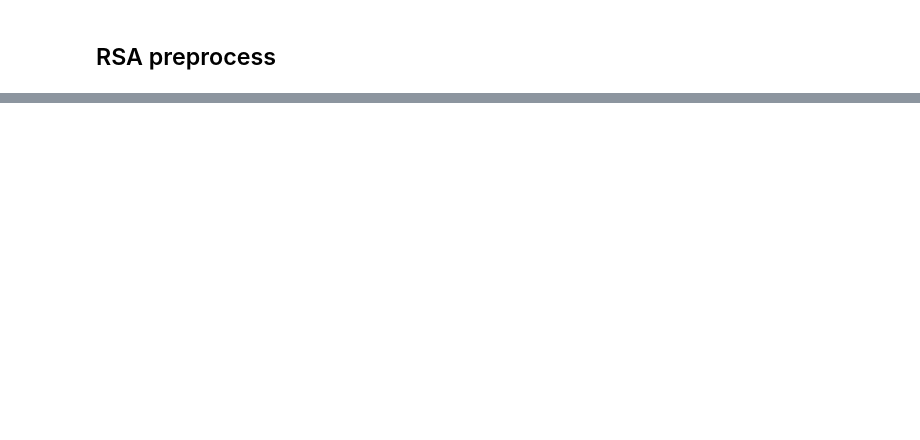
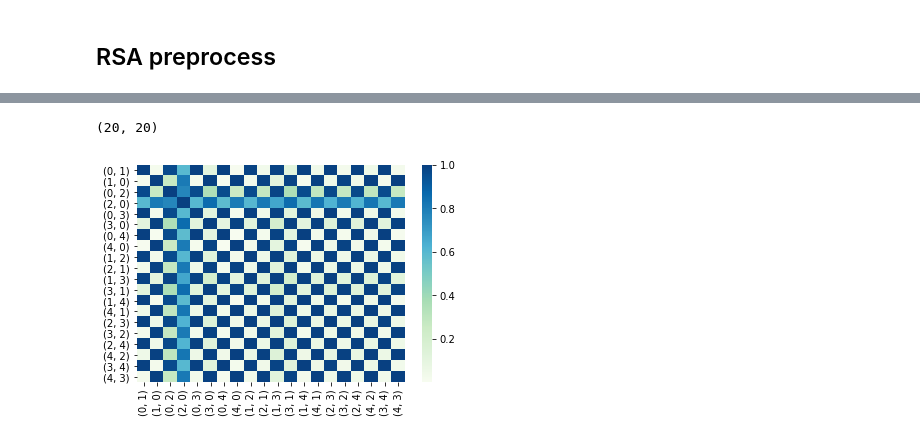
Before and after one commit to riddhi0101/Learning-NeuralNets, a Jupyter notebook: ActivationsRec.ipynb, the cells around one changed output, grey strips where cells are left out. Cells and saved outputs as stored; diff of their text form; code cells hidden in the pictures; blank space fills up the shorter version.

```diff
--- a/ActivationsRec.ipynb
+++ b/ActivationsRec.ipynb
@@ -418,0 +453,11 @@ for pair,activ in zip(model.pairs, model.activations):
+# %%
+sortbypair = [(0,1), (1,0), (0, 2), (2, 0), (0, 3), (3, 0), (0, 4), (4, 0), (1, 2), (2, 1), (1, 3), (3, 1),
+              (1, 4), (4, 1), (2, 3), (3, 2), (2, 4), (4, 2), (3, 4), (4, 3)]
+print(len(sortbypair))
+sortedPairMatrix = np.empty([20,64])
+sortedPairMatrixUnit = np.empty([20,64])
+for i in range(20):
+    key = sortbypair[i]
+    sortedPairMatrix[i] = avgDict[key]
+    sortedPairMatrixUnit[i] =  avgDict[key]/np.linalg.norm(avgDict[key])
+print(sortedPairMatrix)
@@ -418,0 +536,7 @@ for pair,activ in zip(model.pairs, model.activations):
+# %%
+simSorted1 = simMatrix(sortedPairMatrixUnit)
+print(simSorted1.shape)
+hm = sns.heatmap(simSorted1, xticklabels=sortbypair, yticklabels=sortbypair, cmap="GnBu")
+# %% [output]
+(20, 20)
+[figure, added]
```
Also changed, not shown: parts of 24 cells of this notebook.
